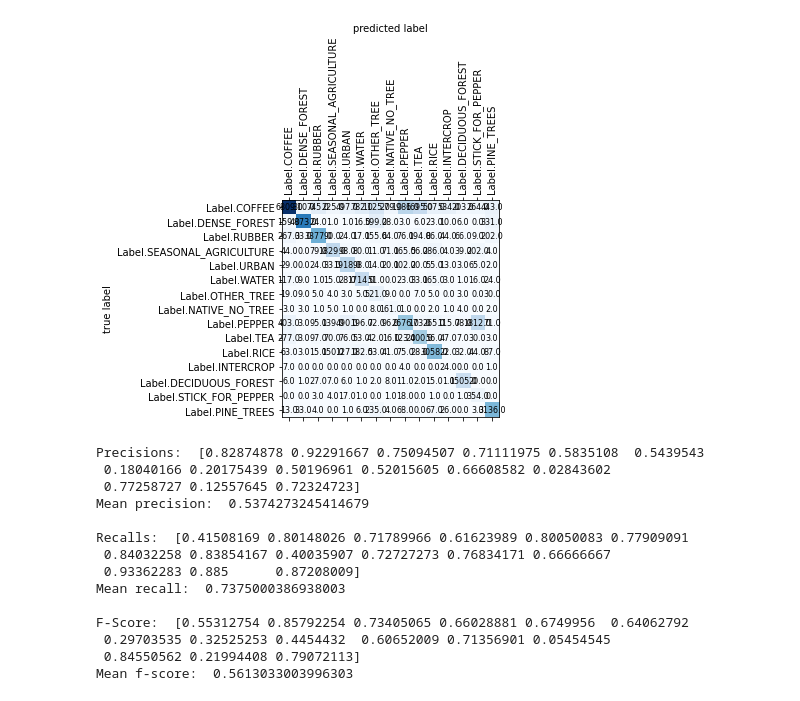
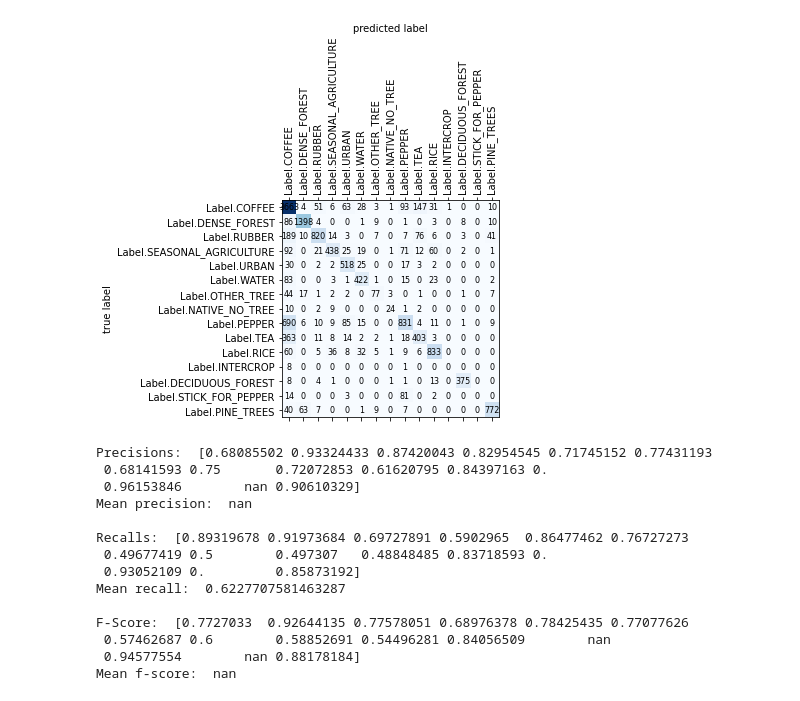
Before and after one commit to SimWalther/vietnam_coffee_detection, a Jupyter notebook: scripts/notebooks/reptile.ipynb, the cells around one changed output. Saved outputs shown, nothing was run; the diff lists cells and outputs as text; code cells hidden in the pictures.

```diff
--- a/scripts/notebooks/reptile.ipynb
+++ b/scripts/notebooks/reptile.ipynb
@@ -331,0 +467,22 @@ for i, history in enumerate(histories):
+# %%
+# Create train sets
+labels_train = labels_from_dataset(dataset_2018, labels_names)
+categories_train = categories_from_label_set(labels, labels_train)
+
+X_train = images_from_dataset(dataset_2018, bands)
+y_train = [labels_train, categories_train]
+Y_train = [
+    to_categorical(labels_train, num_classes=len(labels_names)),
+    to_categorical(categories_train, num_classes=len(categories)),
+]
+
+# Create test sets
+labels_test = labels_from_dataset(dataset_2019, labels_names)
+categories_test = categories_from_label_set(labels, labels_test)
+
+X_test = images_from_dataset(dataset_2019, bands)
+y_test = [labels_test, categories_test]
+Y_test = [
+    to_categorical(labels_test, num_classes=len(labels_names)),
+    to_categorical(categories_test, num_classes=len(categories)),
+]
@@ -331,0 +541,18 @@ for i, history in enumerate(histories):
+# %%
+# create data generators
+train_datagen = ImageMultiOutputSequence(
+    X_train, Y_train, ['label', 'category'], batch_size=32, augmentations=AUGMENTATIONS
+)
+
+history, trained_model = train_model(
+    model=model,
+    train_datagen=train_datagen,
+    validation_datagen=None,
+    class_weights=None,
+    epochs=EPOCHS,
+    steps_per_epoch=len(labels_train) / 32,
+    early_stopping=False,
+    model_checkpoint_cb=False,
+)
+
+trained_model.save(os.path.join(MODEL_ROOT_PATH, model_name + '.hdf5'))
@@ -331,0 +577,2 @@ for i, history in enumerate(histories):
+# %%
+conf_matrices, accuracy, loss = evaluate_multi_output_model(trained_model, X_test, Y_test, y_test)
@@ -332,9 +585,9 @@ for i, history in enumerate(histories):
 # %%
-plot_confusion_matrix(conf_matrix, labels)
+plot_confusion_matrix(conf_matrices[0], labels)
 # %% [output]
-[figure, old version]
+[figure, new version]
 # %%
-recall, precision, fscore = recall_precision_fscore_from_confusion_matrix(conf_matrix)
+recall, precision, fscore = recall_precision_fscore_from_confusion_matrix(conf_matrices[0])
 
 print("Precisions: ", precision)
 print("Mean precision: ", np.mean(precision))
@@ -343,17 +596,17 @@ print("Mean recall: ", np.mean(recall))
 print("\nF-Score: ", fscore)
 print("Mean f-score: ", np.mean(fscore))
 # %% [output]
-Precisions:  [0.82874878 0.92291667 0.75094507 0.71111975 0.5835108  0.5439543
- 0.18040166 0.20175439 0.50196961 0.52015605 0.66608582 0.02843602
- 0.77258727 0.12557645 0.72324723]
-Mean precision:  0.5374273245414679
+Precisions:  [0.68085502 0.93324433 0.87420043 0.82954545 0.71745152 0.77431193
+ 0.68141593 0.75       0.72072853 0.61620795 0.84397163 0.
+ 0.96153846        nan 0.90610329]
+Mean precision:  nan
 
-Recalls:  [0.41508169 0.80148026 0.71789966 0.61623989 0.80050083 0.77909091
- 0.84032258 0.83854167 0.40035907 0.72727273 0.76834171 0.66666667
- 0.93362283 0.885      0.87208009]
-Mean recall:  0.7375000386938003
+Recalls:  [0.89319678 0.91973684 0.69727891 0.5902965  0.86477462 0.76727273
+ 0.49677419 0.5        0.497307   0.48848485 0.83718593 0.
+ 0.93052109 0.         0.85873192]
+Mean recall:  0.6227707581463287
 
-F-Score:  [0.55312754 0.85792254 0.73405065 0.66028881 0.6749956  0.64062792
- 0.29703535 0.32525253 0.4454432  0.60652009 0.71356901 0.05454545
- 0.84550562 0.21994408 0.79072113]
-Mean f-score:  0.5613033003996303
+F-Score:  [0.7727033  0.92644135 0.77578051 0.68976378 0.78425435 0.77077626
+ 0.57462687 0.6        0.58852691 0.54496281 0.84056509        nan
+ 0.94577554        nan 0.88178184]
+Mean f-score:  nan
```
Also changed, not shown: parts of 26 cells of this notebook, 7 other files.
